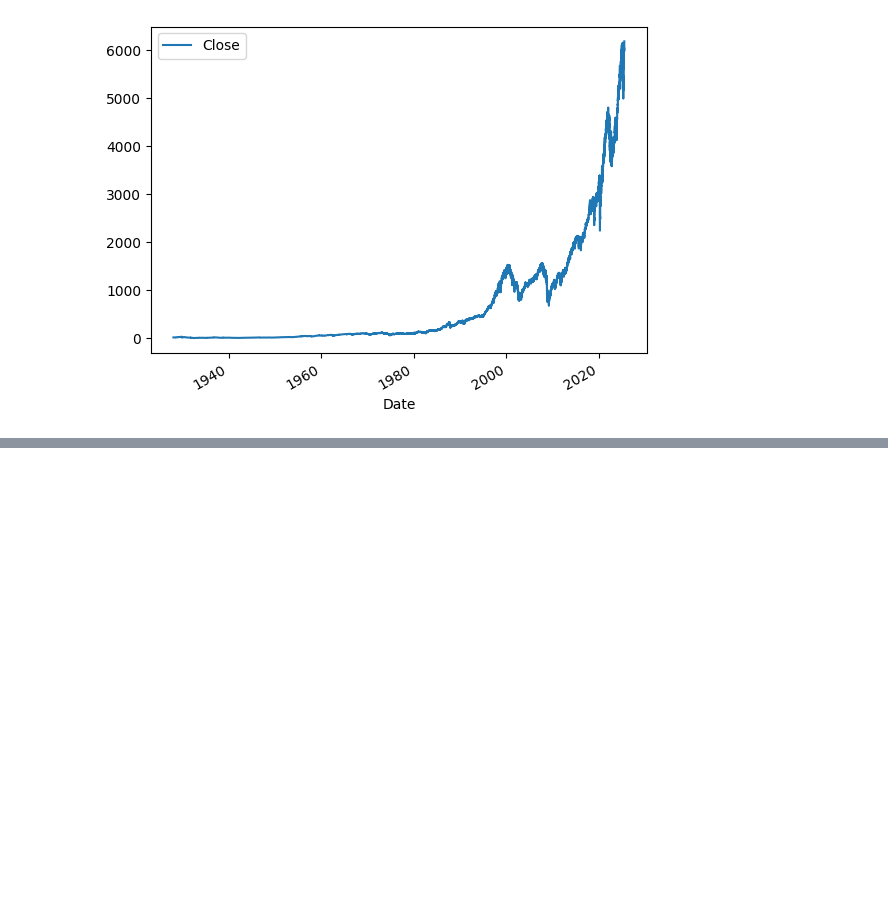
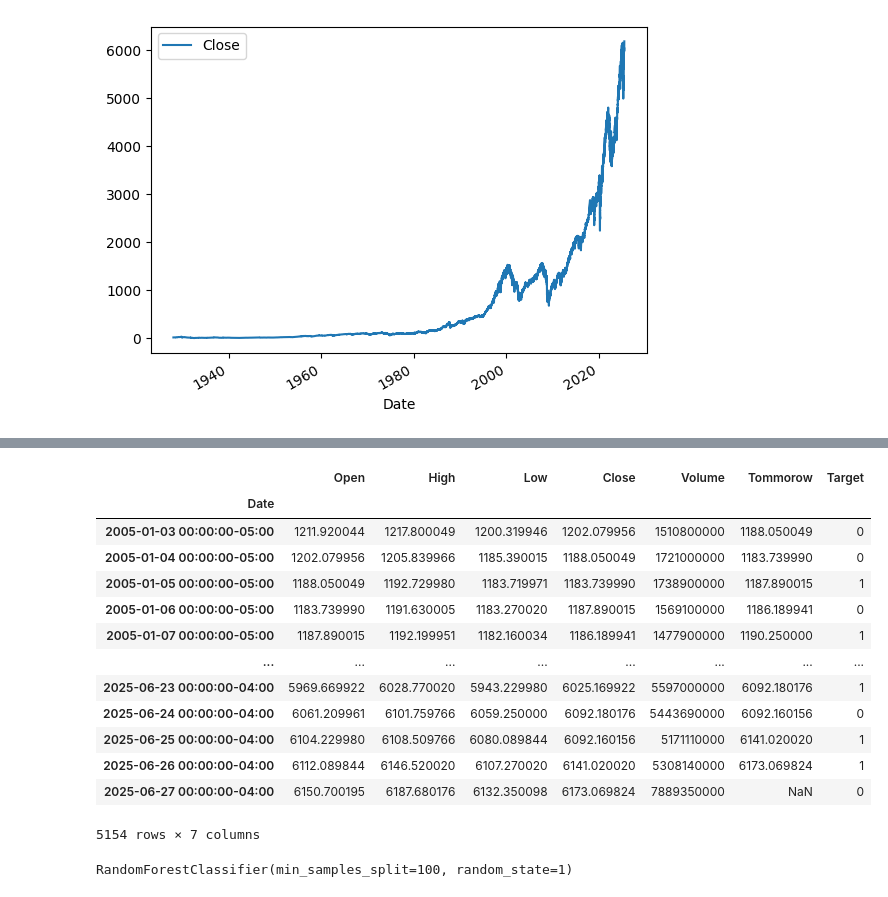
Before and after one commit to pragadishwaran22/stock-price-prediction, a Jupyter notebook: model.ipynb, the cells around one changed output, grey strips where cells are left out. Saved outputs shown, nothing was run; the diff lists cells and outputs as text; code cells hidden in the pictures; blank space fills up the shorter version.

```diff
--- a/model.ipynb
+++ b/model.ipynb
@@ -43,0 +84,18 @@ sp500.plot.line(y="Close",use_index=True)
+# %%
+sp500=sp500.loc['1995-01-01':].copy()
+sp500
+# %% [output]
+|  | Open | High | Low | Close | Volume | Tommorow | Target |
+| Date |  |  |  |  |  |  |  |
+| 2005-01-03 00:00:00-05:00 | 1211.920044 | 1217.800049 | 1200.319946 | 1202.079956 | 1510800000 | 1188.050049 | 0 |
+| 2005-01-04 00:00:00-05:00 | 1202.079956 | 1205.839966 | 1185.390015 | 1188.050049 | 1721000000 | 1183.739990 | 0 |
+| 2005-01-05 00:00:00-05:00 | 1188.050049 | 1192.729980 | 1183.719971 | 1183.739990 | 1738900000 | 1187.890015 | 1 |
+| 2005-01-06 00:00:00-05:00 | 1183.739990 | 1191.630005 | 1183.270020 | 1187.890015 | 1569100000 | 1186.189941 | 0 |
+| 2005-01-07 00:00:00-05:00 | 1187.890015 | 1192.199951 | 1182.160034 | 1186.189941 | 1477900000 | 1190.250000 | 1 |
+| ... | ... | ... | ... | ... | ... | ... | ... |
+| 2025-06-23 00:00:00-04:00 | 5969.669922 | 6028.770020 | 5943.229980 | 6025.169922 | 5597000000 | 6092.180176 | 1 |
+| 2025-06-24 00:00:00-04:00 | 6061.209961 | 6101.759766 | 6059.250000 | 6092.180176 | 5443690000 | 6092.160156 | 0 |
+| 2025-06-25 00:00:00-04:00 | 6104.229980 | 6108.509766 | 6080.089844 | 6092.160156 | 5171110000 | 6141.020020 | 1 |
+| 2025-06-26 00:00:00-04:00 | 6112.089844 | 6146.520020 | 6107.270020 | 6141.020020 | 5308140000 | 6173.069824 | 1 |
+| 2025-06-27 00:00:00-04:00 | 6150.700195 | 6187.680176 | 6132.350098 | 6173.069824 | 7889350000 | NaN | 0 |
+5154 rows × 7 columns
@@ -43,0 +106,10 @@ sp500.plot.line(y="Close",use_index=True)
+# %%
+model=RandomForestClassifier(n_estimators=100,min_samples_split=100,random_state=1)
+
+train=sp500.iloc[:-100]
+test=sp500.iloc[-100:]
+
+predictors=["Close","Volume","Open","High","Low"]
+model.fit(train[predictors],train["Target"])
+# %% [output]
+RandomForestClassifier(min_samples_split=100, random_state=1)
```
Also changed, not shown: parts of 11 cells of this notebook.
